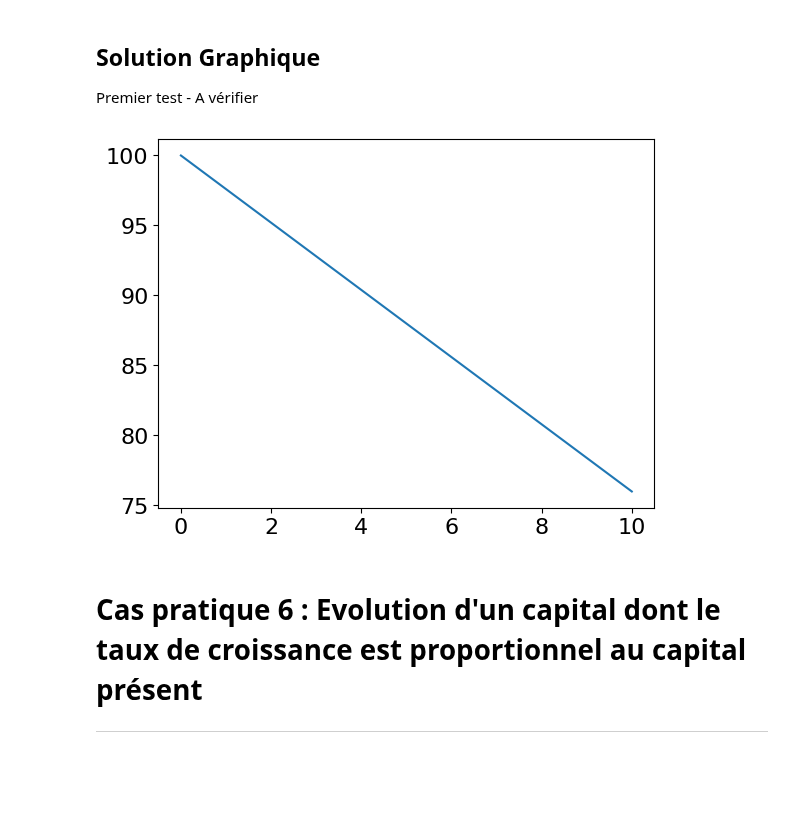
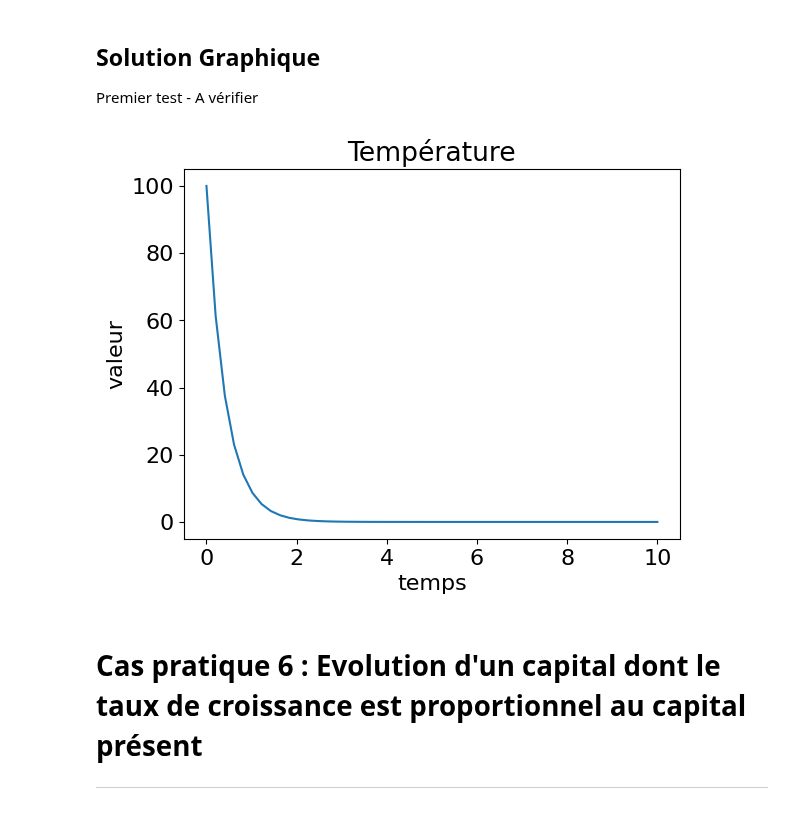
Before and after one commit to estellederrien/python-data-science, a Jupyter notebook: 05. Mathématiques/05. Equations différentielles/01. Equations differentielles en python.ipynb, the cells around one changed output. Drawn from its saved outputs; the diff is of its cells as text; code cells hidden in the pictures; blank space fills up the shorter version.

```diff
--- a/05. Mathématiques/05. Equations différentielles/01. Equations differentielles en python.ipynb
+++ b/05. Mathématiques/05. Equations différentielles/01. Equations differentielles en python.ipynb
@@ -1193,28 +1193,31 @@ Premier test - A vérifier
 # %%
 
 k = 0.03 # Taux de refroidissement
 T = 100 # Température de l'objet
 Tb = 20 # Témpérature ambiante
 
 # Equation
 def deriv (y,x) :
-    return   -k * ( T - Tb )
+    return   y * -k * ( T - Tb )
 
 #  Time points
 x = np.linspace ( 0 , 10)
 
 # Condition initiale
 y0 = 100
 
 # Résoudre l'équation diff
 solution = odeint ( deriv , y0 , x )
 y = solution [ : , 0 ]
 
 # Dessiner le résultat
 plt.plot ( x , y )
+plt.title("Température" )
+plt.ylabel("valeur")
+plt.xlabel("temps")
 plt.show()
 # %% [output]
-[figure, old version]
+[figure, new version]
 # %% [markdown]
 # Cas pratique 6 : Evolution d'un capital dont le taux de croissance est proportionnel au capital présent
 --------------------------------------------------------------------------------------------------
```
Also changed, not shown: parts of 1 cell of this notebook.
